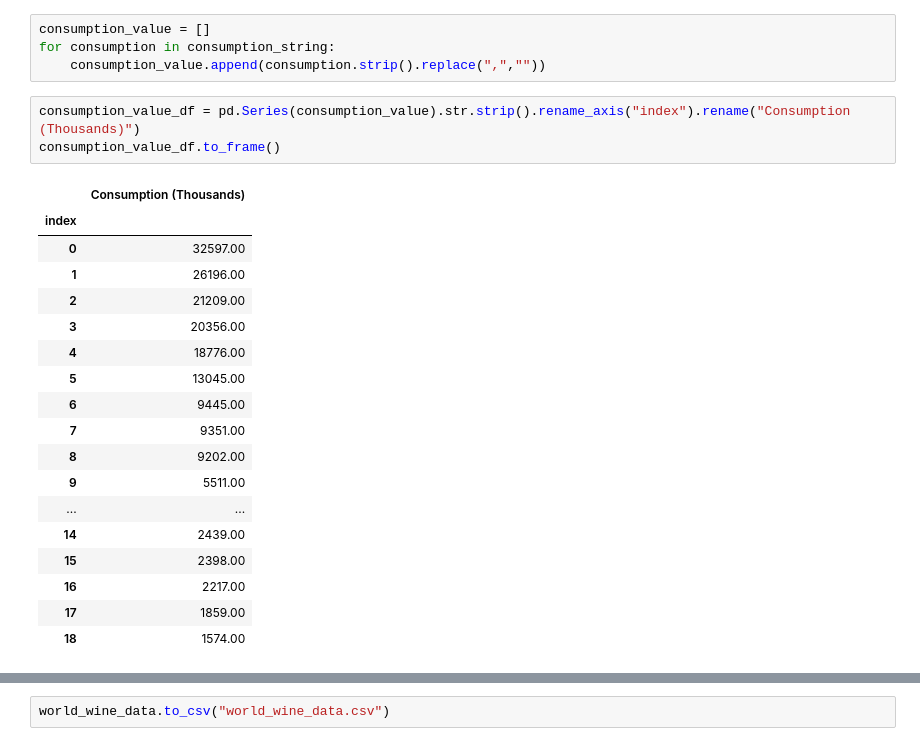
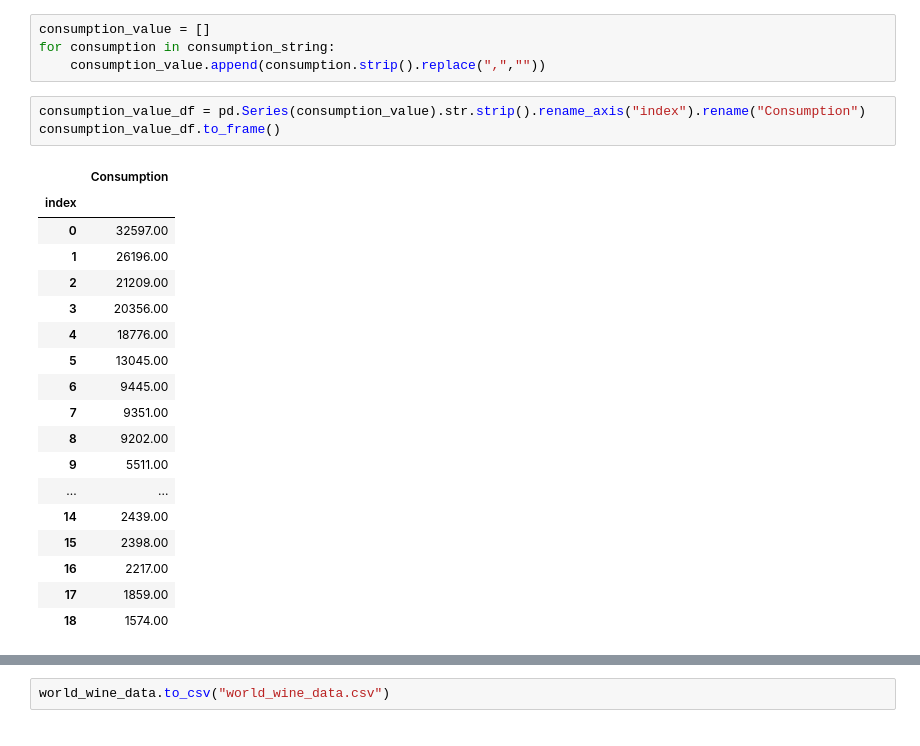
Before and after one commit to SaifeelMomin/PocketSom, a Jupyter notebook: world_wine/wine_regions.ipynb, the cells around one changed output, grey strips where cells are left out. Cells and saved outputs as stored; diff of their text form.

```diff
--- a/world_wine/wine_regions.ipynb
+++ b/world_wine/wine_regions.ipynb
@@ -420,10 +418,10 @@ consumption_value = []
 for consumption in consumption_string:
     consumption_value.append(consumption.strip().replace(",",""))
 # %%
-consumption_value_df = pd.Series(consumption_value).str.strip().rename_axis("index").rename("Consumption (Thousands)")
+consumption_value_df = pd.Series(consumption_value).str.strip().rename_axis("index").rename("Consumption")
 consumption_value_df.to_frame()
 # %% [output]
-|  | Consumption (Thousands) |
+|  | Consumption |
 | index |  |
 | 0 | 32597.00 |
 | 1 | 26196.00 |
```
Also changed, not shown: parts of 10 cells of this notebook, 3 other files.
